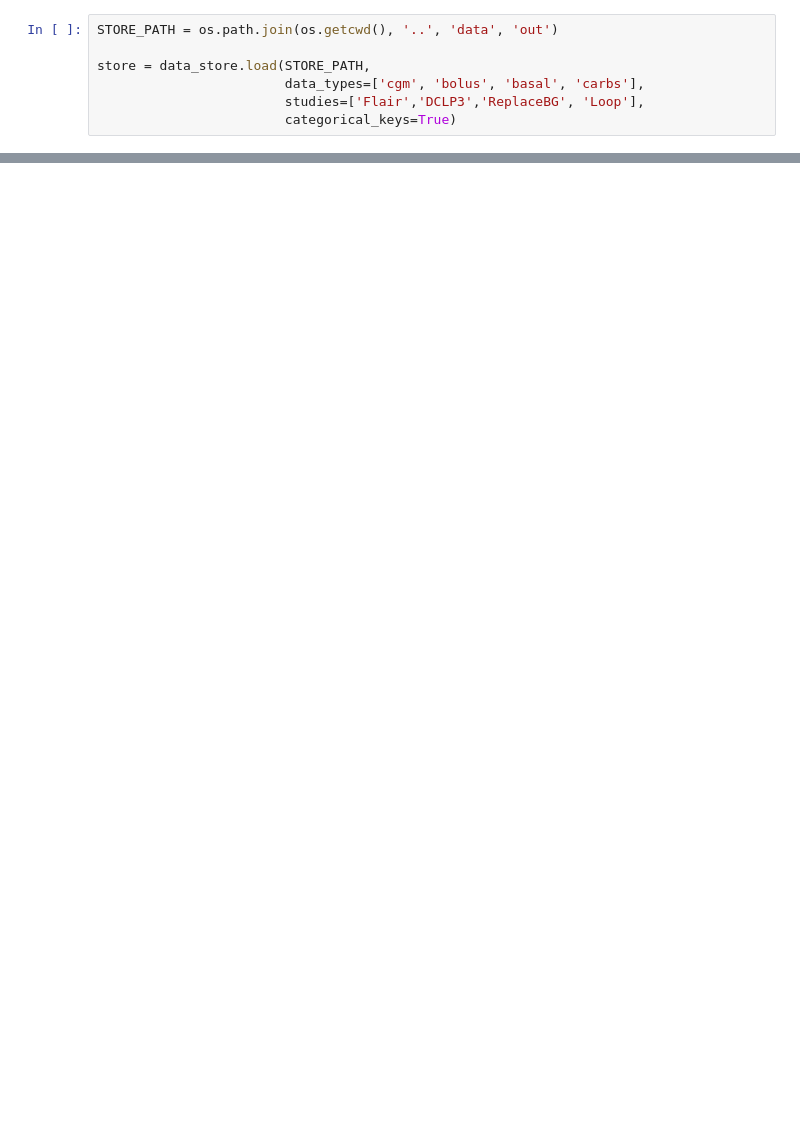
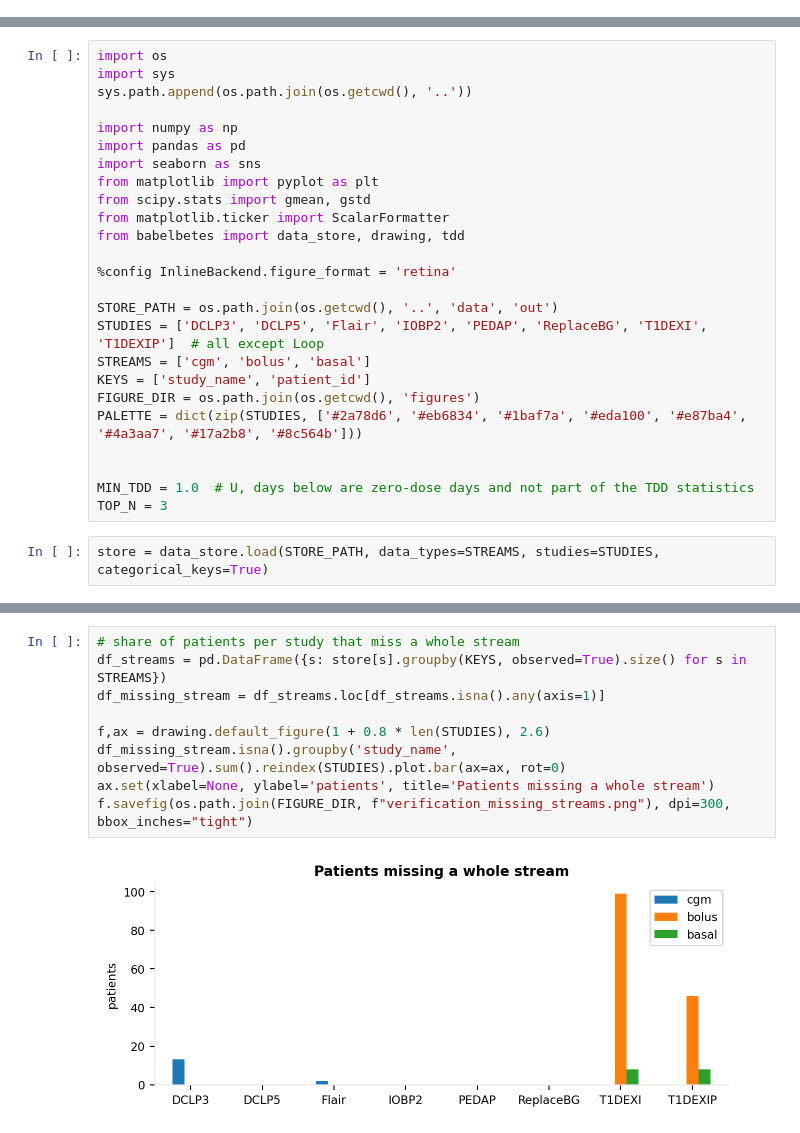
Before and after one commit to nudgebg/babelbetes, a Jupyter notebook: notebooks/2026-10-28 - Output Verification.ipynb, the cells around one changed output, grey strips where cells are left out. Drawn from its saved outputs; the diff is of its cells as text; blank space fills up the shorter version.

Commit message:
Finalized metrics and ran for almost all studies.

```diff
--- a/notebooks/2026-10-28 - Output Verification.ipynb
+++ b/notebooks/2026-10-28 - Output Verification.ipynb
@@ -41,7 +0,0 @@ plt.rcParams.update({
-# %%
-STORE_PATH = os.path.join(os.getcwd(), '..', 'data', 'out')
-
-store = data_store.load(STORE_PATH,
-                        data_types=['cgm', 'bolus', 'basal', 'carbs'],
-                        studies=['Flair','DCLP3','ReplaceBG', 'Loop'],
-                        categorical_keys=True)
@@ -474,0 +5,27 @@ ax.ecdf(time_of_day_event)
+# %%
+import os
+import sys
+sys.path.append(os.path.join(os.getcwd(), '..'))
+
+import numpy as np
+import pandas as pd
+import seaborn as sns
+from matplotlib import pyplot as plt
+from scipy.stats import gmean, gstd
+from matplotlib.ticker import ScalarFormatter
+from babelbetes import data_store, drawing, tdd
+
+%config InlineBackend.figure_format = 'retina'
+
+STORE_PATH = os.path.join(os.getcwd(), '..', 'data', 'out')
+STUDIES = ['DCLP3', 'DCLP5', 'Flair', 'IOBP2', 'PEDAP', 'ReplaceBG', 'T1DEXI', 'T1DEXIP']  # all except Loop
+STREAMS = ['cgm', 'bolus', 'basal']
+KEYS = ['study_name', 'patient_id']
+FIGURE_DIR = os.path.join(os.getcwd(), 'figures')
+PALETTE = dict(zip(STUDIES, ['#2a78d6', '#eb6834', '#1baf7a', '#eda100', '#e87ba4', '#4a3aa7', '#17a2b8', '#8c564b']))
+
+
+MIN_TDD = 1.0  # U, days below are zero-dose days and not part of the TDD statistics
+TOP_N = 3
+# %%
+store = data_store.load(STORE_PATH, data_types=STREAMS, studies=STUDIES, categorical_keys=True)
@@ -474,0 +36,11 @@ ax.ecdf(time_of_day_event)
+# %%
+# share of patients per study that miss a whole stream
+df_streams = pd.DataFrame({s: store[s].groupby(KEYS, observed=True).size() for s in STREAMS})
+df_missing_stream = df_streams.loc[df_streams.isna().any(axis=1)]
+
+f,ax = drawing.default_figure(1 + 0.8 * len(STUDIES), 2.6)
+df_missing_stream.isna().groupby('study_name', observed=True).sum().reindex(STUDIES).plot.bar(ax=ax, rot=0)
+ax.set(xlabel=None, ylabel='patients', title='Patients missing a whole stream')
+f.savefig(os.path.join(FIGURE_DIR, f"verification_missing_streams.png"), dpi=300, bbox_inches="tight")
+# %% [output]
+[figure, added]
```
Also changed, not shown: parts of 60 cells of this notebook, 1 other file.
